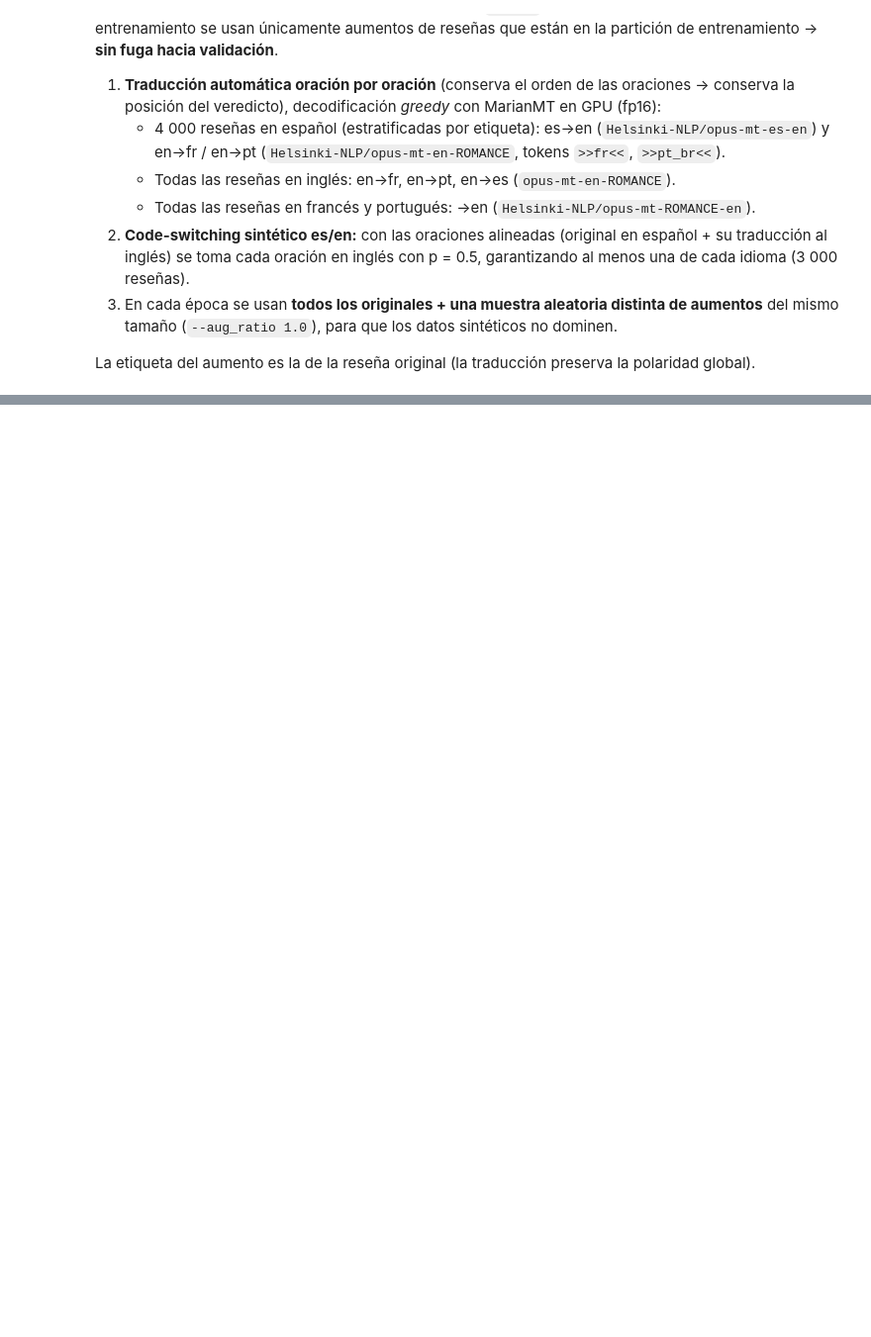
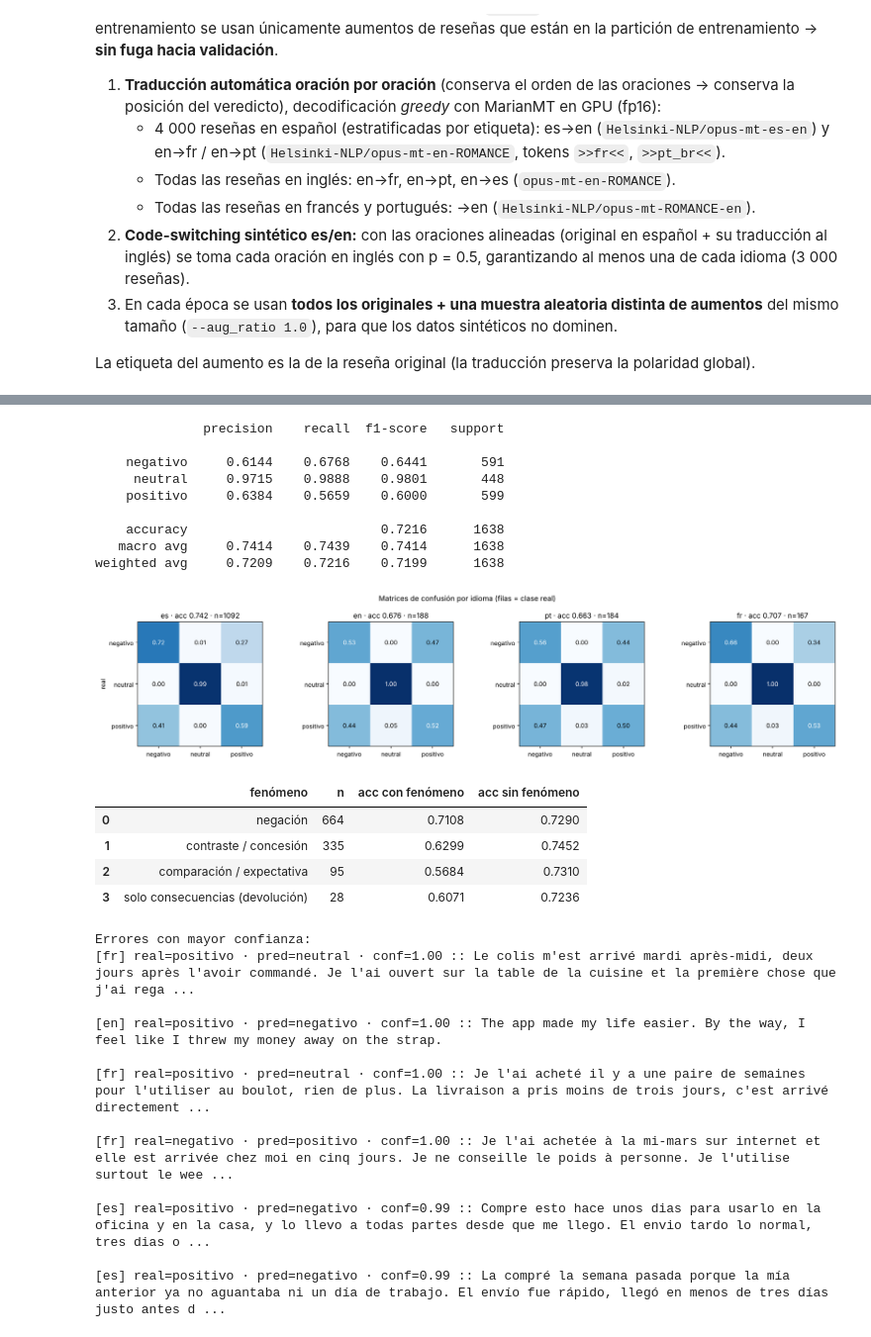
Before and after one commit to Jeronimocifci/sentimiento-multilingue, a Jupyter notebook: notebooks/ENTREGA_modelo_final.ipynb, the cells around one changed output, grey strips where cells are left out. Shown at 99% size. Drawn from its saved outputs; the diff is of its cells as text; code cells hidden in the pictures; blank space fills up the shorter version.

Commit message:
Entregables finales

```diff
--- a/notebooks/ENTREGA_modelo_final.ipynb
+++ b/notebooks/ENTREGA_modelo_final.ipynb
@@ -144,10 +178,3 @@ Todos los aumentos se derivan **solo de train** y guardan `src_id` (id de la res
    (`--aug_ratio 1.0`), para que los datos sintéticos no dominen.
 
 La etiqueta del aumento es la de la reseña original (la traducción preserva la polaridad global).
-# %%
-if ENTRENAR:
-    subprocess.run([sys.executable, 'src/translate_aug.py', '--data', DATA, '--n_es', '4000', '--out', AUG_CSV], check=True)
-aug = pd.read_csv(AUG_CSV)
-display(aug.aug_type.value_counts().rename('n aumentos').to_frame())
-for t in aug.aug_type.unique():
-    print(f'[{t}] {aug[aug.aug_type == t].text.iloc[0][:230]}\n')
@@ -188,13 +323,52 @@ pesan en eval respecto a train; por eso además del accuracy de validación (dis
 # %%
 from sklearn.metrics import confusion_matrix, classification_report
-R = r_con   # modelo final
+R = va.assign(pred=[LABELS[i] for i in pv_con.argmax(1)], conf=pv_con.max(1)); R['ok'] = R.pred == R.label
 print(classification_report(R.label, R.pred, digits=4, zero_division=0))
-display(R.groupby('lang').agg(n=('ok', 'size'), accuracy=('ok', 'mean')).reindex(LANGS).round(4))
 fig, axes = plt.subplots(1, 4, figsize=(18, 4))
 for ax, lg in zip(axes, ['es', 'en', 'pt', 'fr']):
-    s = R[R.lang == lg]; cm = confusion_matrix(s.label, s.pred, labels=LABELS, normalize='true')
-    ax.imshow(cm, cmap='Blues', vmin=0, vmax=1); ax.set_title(f'{lg} · acc {s.ok.mean():.3f} · n={len(s)}')
+    s_ = R[R.lang == lg]; cm = confusion_matrix(s_.label, s_.pred, labels=LABELS, normalize='true')
+    ax.imshow(cm, cmap='Blues', vmin=0, vmax=1); ax.set_title(f'{lg} · acc {s_.ok.mean():.3f} · n={len(s_)}')
     ax.set_xticks(range(3)); ax.set_xticklabels(LABELS); ax.set_yticks(range(3)); ax.set_yticklabels(LABELS)
     for i in range(3):
         for j in range(3): ax.text(j, i, f'{cm[i, j]:.2f}', ha='center', va='center', color='white' if cm[i, j] > .5 else 'black')
-axes[0].set_ylabel('real'); plt.suptitle('Matrices de confusión normalizadas por idioma (filas = clase real)'); plt.tight_layout(); plt.show()
+axes[0].set_ylabel('real'); plt.suptitle('Matrices de confusión por idioma (filas = clase real)'); plt.tight_layout(); plt.show()
+PHEN = {'negación': r"\b(?:no|not|nunca|never|pas|jamais|não|nem|n't)\b",
+        'contraste / concesión': r"\b(?:pero|but|however|sin embargo|aunque|mais|mas|porém|embora|cependant)\b",
+        'comparación / expectativa': r"\b(?:esperaba|expected|esperava|attendais|mejor que|peor que|better than|worse than)\b",
+        'solo consecuencias (devolución)': r"\b(?:devolví|devolvi|returned|rendu|reembolso|refund)\b"}
+rows = []
+for k, p in PHEN.items():
+    m = R.text.str.contains(p, case=False, regex=True)
+    rows.append({'fenómeno': k, 'n': int(m.sum()), 'acc con fenómeno': R.ok[m].mean(), 'acc sin fenómeno': R.ok[~m].mean()})
+display(pd.DataFrame(rows).round(4))
+print('Errores con mayor confianza:')
+for r in R[~R.ok].sort_values('conf', ascending=False).head(6).itertuples():
+    print(f'[{r.lang}] real={r.label} · pred={r.pred} · conf={r.conf:.2f} :: {r.text[:220]}\n')
+# %% [output]
+              precision    recall  f1-score   support
+
+    negativo     0.6144    0.6768    0.6441       591
+     neutral     0.9715    0.9888    0.9801       448
+    positivo     0.6384    0.5659    0.6000       599
+
+    accuracy                         0.7216      1638
+   macro avg     0.7414    0.7439    0.7414      1638
+weighted avg     0.7209    0.7216    0.7199      1638
+[figure, added]
+|  | fenómeno | n | acc con fenómeno | acc sin fenómeno |
+| 0 | negación | 664 | 0.7108 | 0.7290 |
+| 1 | contraste / concesión | 335 | 0.6299 | 0.7452 |
+| 2 | comparación / expectativa | 95 | 0.5684 | 0.7310 |
+| 3 | solo consecuencias (devolución) | 28 | 0.6071 | 0.7236 |
+Errores con mayor confianza:
+[fr] real=positivo · pred=neutral · conf=1.00 :: Le colis m'est arrivé mardi après-midi, deux jours après l'avoir commandé. Je l'ai ouvert sur la table de la cuisine et la première chose que j'ai rega ...
+
+[en] real=positivo · pred=negativo · conf=1.00 :: The app made my life easier. By the way, I feel like I threw my money away on the strap.
+
+[fr] real=positivo · pred=neutral · conf=1.00 :: Je l'ai acheté il y a une paire de semaines pour l'utiliser au boulot, rien de plus. La livraison a pris moins de trois jours, c'est arrivé directement ...
+
+[fr] real=negativo · pred=positivo · conf=1.00 :: Je l'ai achetée à la mi-mars sur internet et elle est arrivée chez moi en cinq jours. Je ne conseille le poids à personne. Je l'utilise surtout le wee ...
+
+[es] real=positivo · pred=negativo · conf=0.99 :: Compre esto hace unos dias para usarlo en la oficina y en la casa, y lo llevo a todas partes desde que me llego. El envio tardo lo normal, tres dias o ...
+
+[es] real=positivo · pred=negativo · conf=0.99 :: La compré la semana pasada porque la mía anterior ya no aguantaba ni un día de trabajo. El envío fue rápido, llegó en menos de tres días justo antes d ...
```
Also changed, not shown: parts of 28 cells of this notebook, 2 other files.
